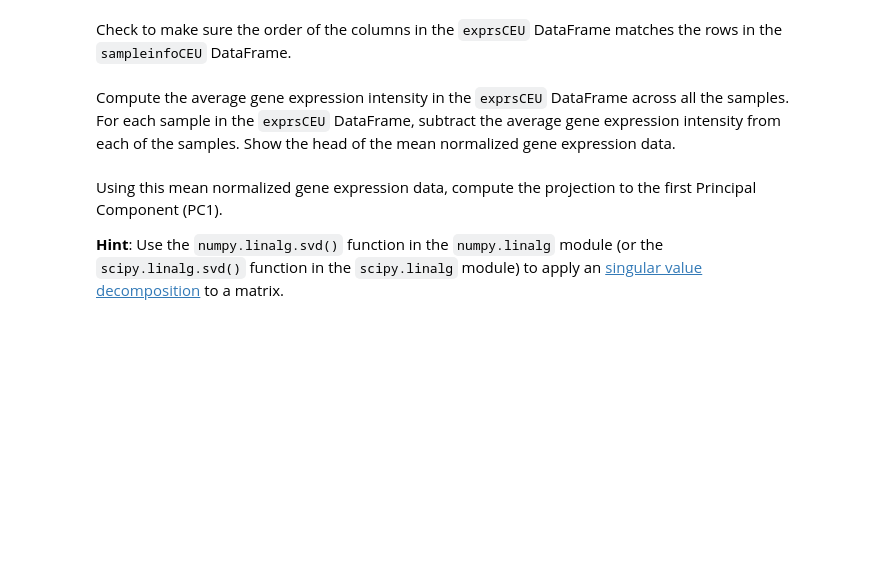
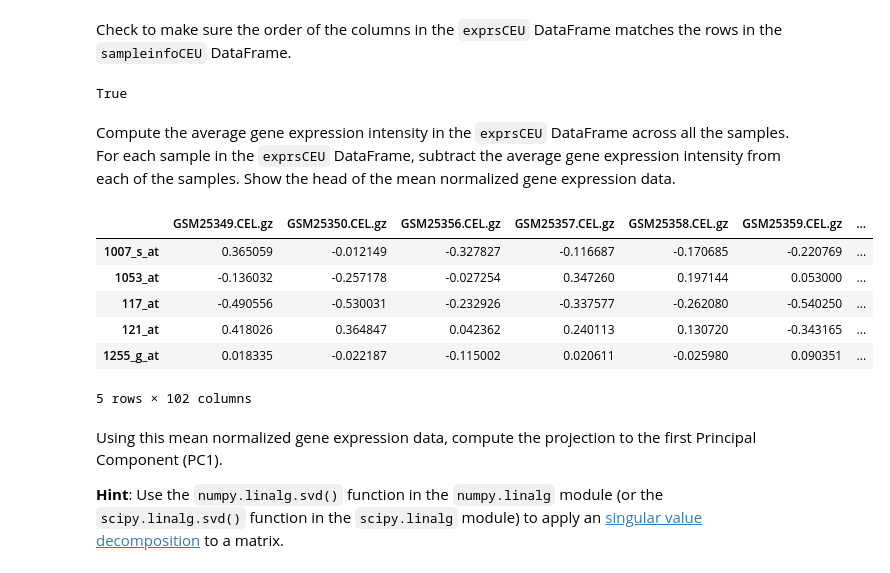
Before and after one commit to gaspaio/harvard-cs109-2014, a Jupyter notebook: homework-mine/HW2-mine.ipynb, the cells around one changed output. Drawn from its saved outputs; the diff is of its cells as text; code cells hidden in the pictures; blank space fills up the shorter version.

```diff
--- a/homework-mine/HW2-mine.ipynb
+++ b/homework-mine/HW2-mine.ipynb
@@ -139,0 +156,3 @@ Next, subset the `exprs` DataFrame to only include the samples with the CEU ethn
+# %%
+exprsCEU = exprs[sampleinfoCEU["filename"]]
+exprsCEU.head()
@@ -144,2 +169,6 @@ Check to make sure the order of the columns in the `exprsCEU` DataFrame matches
+# %%
+(exprsCEU.columns.values == sampleinfoCEU["filename"].values).all()
+# %% [output]
+True
 # %% [markdown]
 Compute the average gene expression intensity in the `exprsCEU` DataFrame across all the samples. For each sample in the `exprsCEU` DataFrame, subtract the average gene expression intensity from each of the samples. Show the head of the mean normalized gene expression data.
@@ -148,3 +175,14 @@ Compute the average gene expression intensity in the `exprsCEU` DataFrame across
+# %%
+data = exprsCEU.sub(exprsCEU.mean(axis=1),axis=0)
+data.head()
+# %% [output]
+|  | GSM25349.CEL.gz | GSM25350.CEL.gz | GSM25356.CEL.gz | GSM25357.CEL.gz | GSM25358.CEL.gz | GSM25359.CEL.gz | ... |
+| 1007_s_at | 0.365059 | -0.012149 | -0.327827 | -0.116687 | -0.170685 | -0.220769 | ... |
+| 1053_at | -0.136032 | -0.257178 | -0.027254 | 0.347260 | 0.197144 | 0.053000 | ... |
+| 117_at | -0.490556 | -0.530031 | -0.232926 | -0.337577 | -0.262080 | -0.540250 | ... |
+| 121_at | 0.418026 | 0.364847 | 0.042362 | 0.240113 | 0.130720 | -0.343165 | ... |
+| 1255_g_at | 0.018335 | -0.022187 | -0.115002 | 0.020611 | -0.025980 | 0.090351 | ... |
+5 rows × 102 columns
 # %% [markdown]
 Using this mean normalized gene expression data, compute the projection to the first Principal Component (PC1).
 
```
Also changed, not shown: parts of 11 cells of this notebook.
